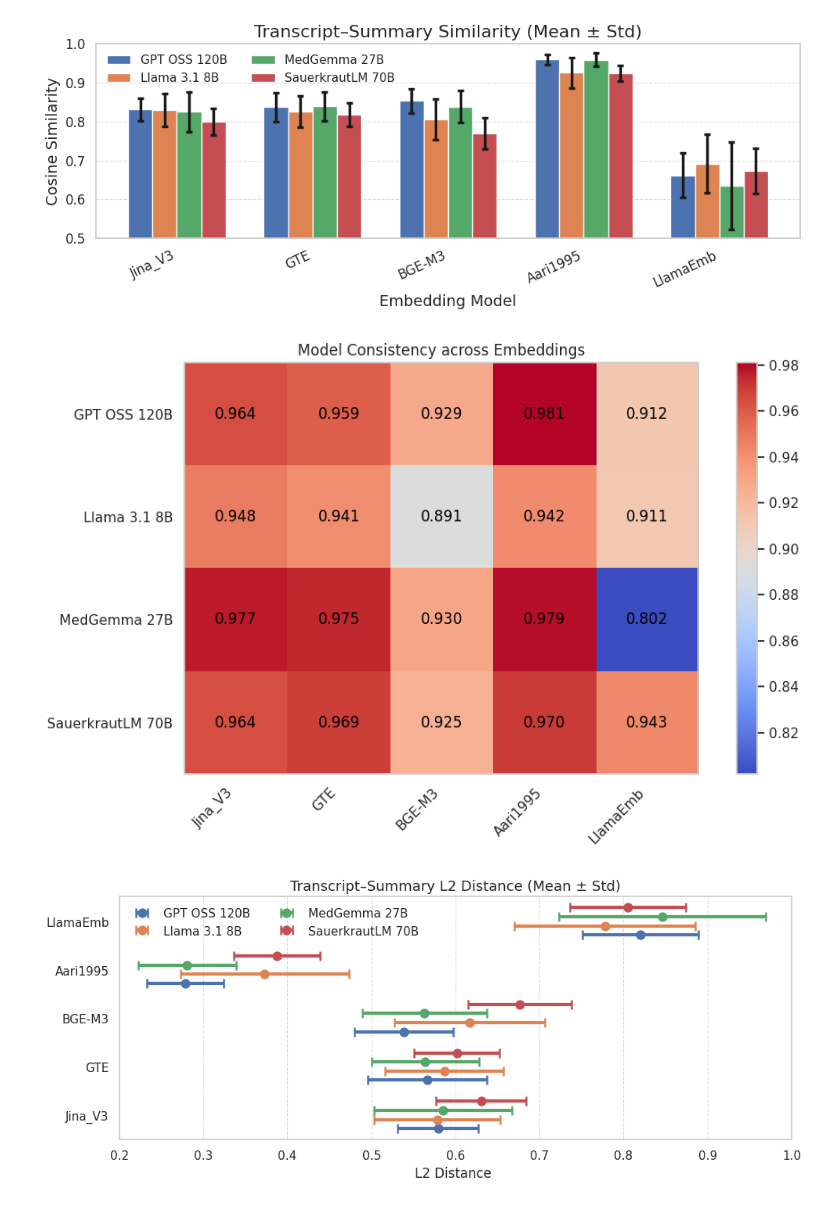
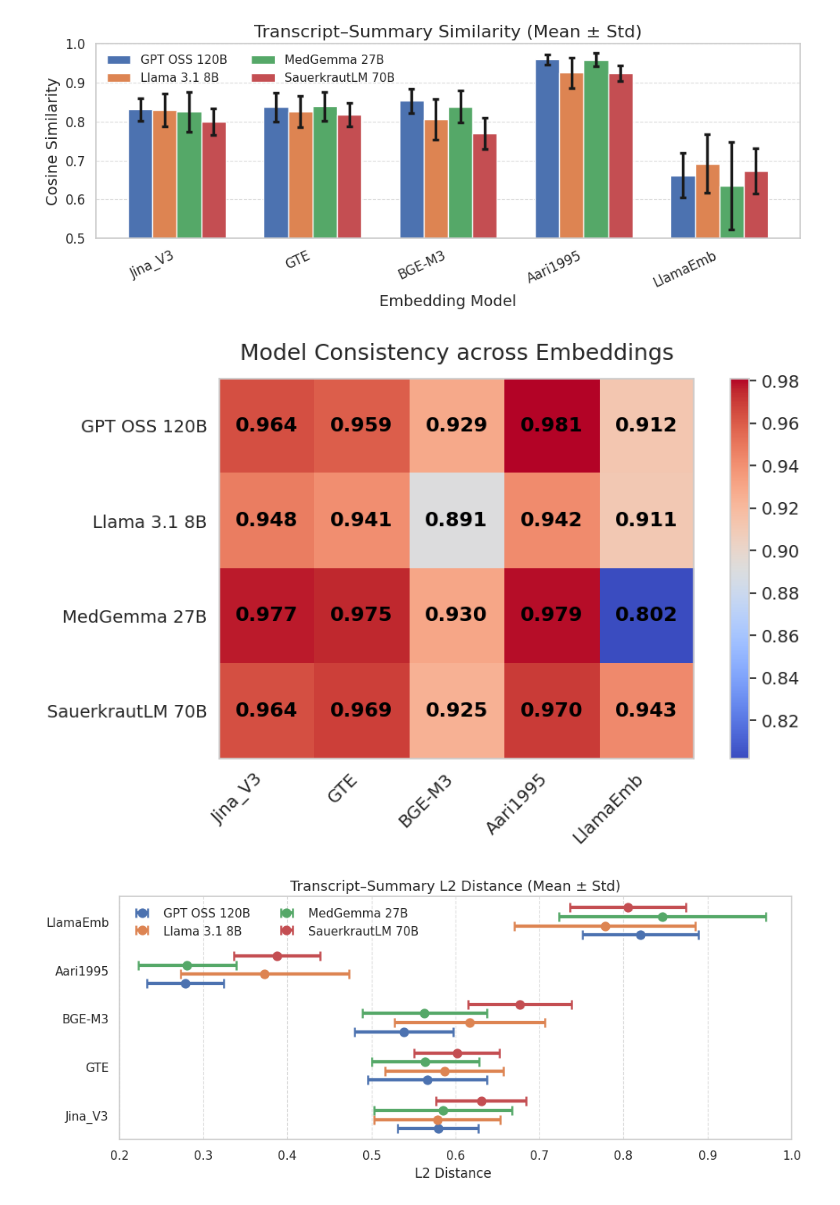
Before and after one commit to ahmad-Wattar/whisper-llm-evaluation, a Jupyter notebook: plots/gemeinsame_plots.ipynb, the cells around one changed output. Drawn from its saved outputs; the diff is of its cells as text; code cells hidden in the pictures.

```diff
--- a/plots/gemeinsame_plots.ipynb
+++ b/plots/gemeinsame_plots.ipynb
@@ -172,6 +175,11 @@ df = pd.DataFrame(
 )
 
 # ======================================================
+# Schriftgrößen global erhöhen
+# ======================================================
+plt.rcParams.update({"font.size": 14})
+
+# ======================================================
 # Point-Range-Plot
 # ======================================================
 g = sns.FacetGrid(
@@ -197,11 +205,12 @@ def point_range(data, **kwargs):
 
 g.map_dataframe(point_range)
 
-g.set_axis_labels("Modell", "Cosine Similarity")
-g.set_titles("{col_name}")
+g.set_axis_labels("Modell", "Cosine Similarity", fontsize=16)
+g.set_titles("{col_name}", size=16)
 
 for ax in g.axes.flat:
-    ax.tick_params(axis="x", rotation=30)
+    ax.tick_params(axis="x", rotation=30, labelsize=13)
+    ax.tick_params(axis="y", labelsize=13)
 
 # ===== Legende unten, mit Abstand =====
 handles, labels = g.axes.flat[0].get_legend_handles_labels()
@@ -219,10 +228,12 @@ g.fig.legend(
     loc="lower center",
     bbox_to_anchor=(0.8, 0.2),
     ncol=2,
-    frameon=False
+    frameon=False,
+    fontsize=14,
+    title_fontsize=15
 )
 
 output_filename = "point_range_plot.png"
-plt.savefig(output_filename, dpi=300)
+plt.savefig(output_filename, dpi=300, bbox_inches="tight")
 plt.show()
 # %% [output]
@@ -534,7 +545,6 @@ plt.show()
 # %% [output]
 [figure]
 # %%
-
 # -----------------------------
 # Data
 # -----------------------------
@@ -565,49 +575,49 @@ data = np.array([
 # -----------------------------
 fig, ax = plt.subplots(figsize=(10, 6))
 
-# WICHTIG: interpolation verhindert weiße Linien
 im = ax.imshow(
     data,
     cmap="coolwarm",
     interpolation="nearest",
     resample=False
 )
 
-# Achsen
+# 🔥 größere Tick-Labels
 ax.set_xticks(np.arange(len(embeddings)))
-ax.set_xticklabels(embeddings, rotation=45, ha="right")
+ax.set_xticklabels(embeddings, rotation=45, ha="right", fontsize=14)
 
 ax.set_yticks(np.arange(len(models)))
-ax.set_yticklabels(models)
+ax.set_yticklabels(models, fontsize=14)
 
-# Grid sicher ausschalten
 ax.grid(False)
 
-# Werte in Zellen schreiben
+# 🔥 größere Zahlen in Zellen
 for i in range(data.shape[0]):
     for j in range(data.shape[1]):
         ax.text(
             j, i,
             f"{data[i, j]:.3f}",
             ha="center",
             va="center",
-            color="black"
+            color="black",
+            fontsize=16,
+            fontweight="bold"
         )
 
-# Colorbar
-fig.colorbar(im, ax=ax)
+# 🔥 größere Colorbar-Beschriftung
+cbar = fig.colorbar(im, ax=ax)
+cbar.ax.tick_params(labelsize=14)
 
-# Titel
-ax.set_title("Model Consistency across Embeddings")
+# 🔥 größerer Titel
+ax.set_title("Model Consistency across Embeddings", fontsize=18, pad=15)
 
 plt.tight_layout()
-
 
 plt.savefig("model_consistency.png", dpi=300, bbox_inches="tight")
 
 plt.show()
 # %% [output]
-[figure, old version]
+[figure, new version]
 # %%
 
 models = ["GPT OSS 120B", "Llama 3.1 8B", "MedGemma 27B", "SauerkrautLM 70B"]
```
Also changed, not shown: parts of 4 cells of this notebook, 46 other files.
